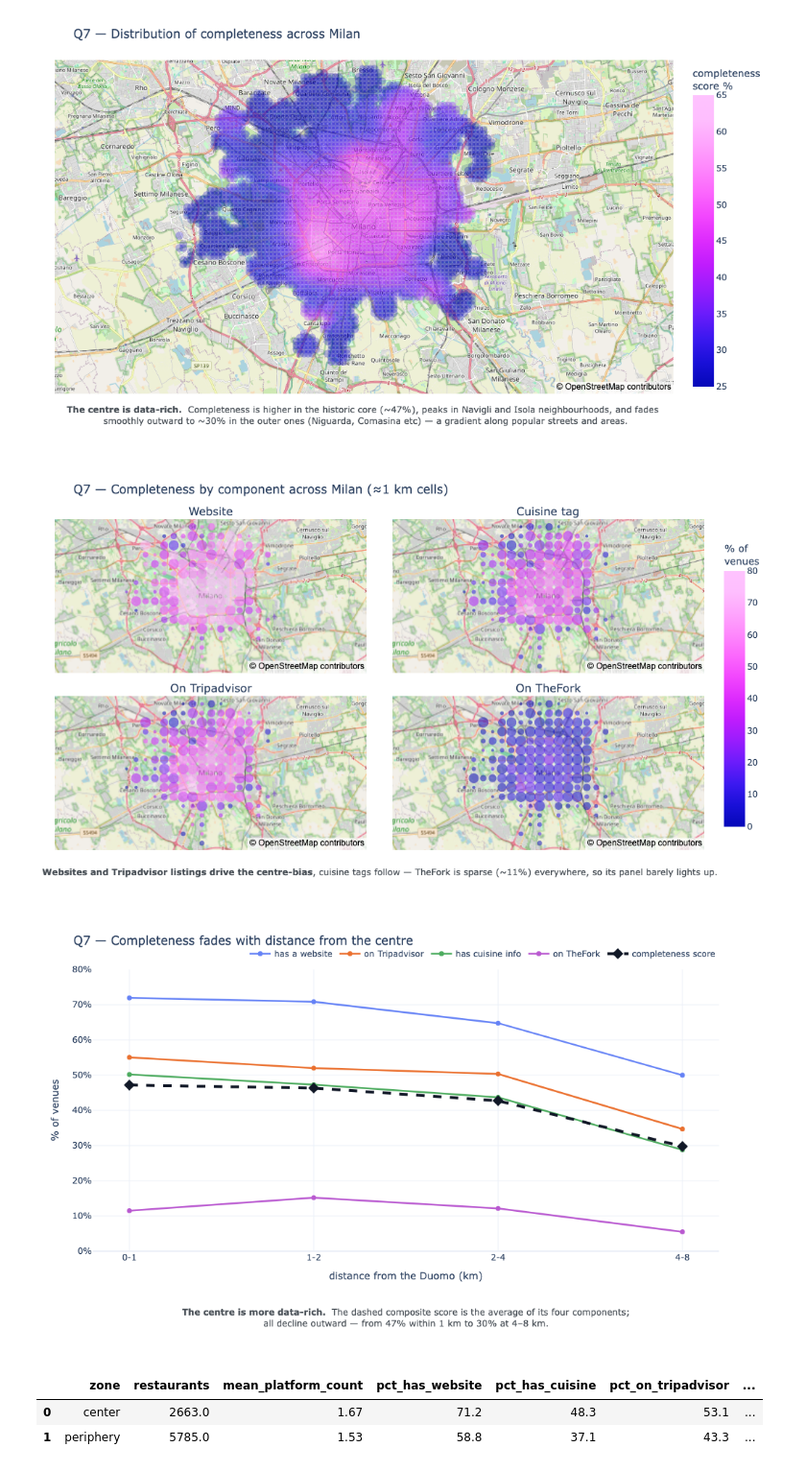
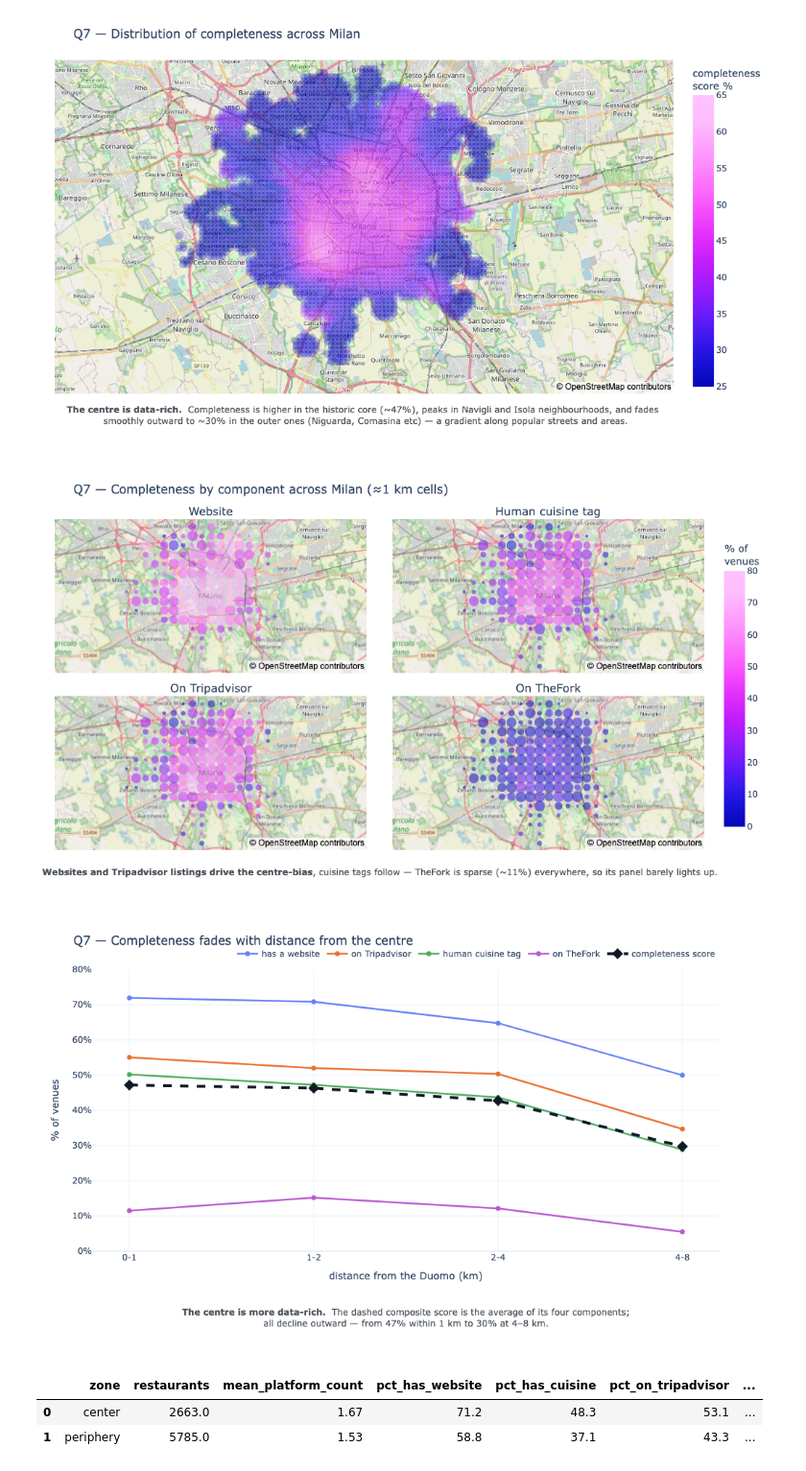
Before and after one commit to Laimon99/data-management-project, a Jupyter notebook: notebooks/q07_location_completeness.ipynb, the cells around one changed output. Shown at 96% size. Saved outputs shown, nothing was run; the diff lists cells and outputs as text; code cells hidden in the pictures.

```diff
--- a/notebooks/q07_location_completeness.ipynb
+++ b/notebooks/q07_location_completeness.ipynb
@@ -35,6 +35,9 @@ geo = geo[(geo["latitude"] != 0) & (geo["longitude"] != 0)].copy()
 # Boolean completeness signals (platform-provided; coordinates are NOT used as a signal —
 # we enriched Tripadvisor's, so they would measure our pipeline, not the platform).
 geo["has_website"] = (geo["website"].str.len() > 0).astype(int)
+# has_cuisine uses raw primary_cuisine (TA/TF) on purpose - it measures whether a human
+# review platform tagged a cuisine. The canonical cuisine_primary (Q8) is ~93% Google-
+# derived and saturated everywhere, so it carries no center/periphery signal.
 geo["has_cuisine"] = (geo["primary_cuisine"].str.len() > 0).astype(int)
 geo["has_tripadvisor"] = geo["has_tripadvisor"].astype(int)
 geo["has_thefork"] = geo["has_thefork"].astype(int)
@@ -49,7 +52,7 @@ geo["ring"] = pd.cut(geo["km"], [0, 1, 2, 4, 8], labels=["0-1", "1-2", "2-4", "4
 # present, 1 = all four present.
 COMPLETENESS_COMPONENTS = {
     "Website": "has_website",
-    "Cuisine tag": "has_cuisine",
+    "Human cuisine tag": "has_cuisine",
     "On Tripadvisor": "has_tripadvisor",
     "On TheFork": "has_thefork",
 }
@@ -139,7 +142,7 @@ figG.add_annotation(xref="paper", yref="paper", x=0.5, y=-0.045, xanchor="center
           f"TheFork is sparse (~{_tf:.0f}%) everywhere, so its panel barely lights up."))
 figG.show()
 # %% [output]
-[figure, old version]
+[figure, new version]
 # %%
 # Completeness fades SMOOTHLY with distance from the Duomo — a gradient, not a hard cut. The
 # bold black DASHED line is the composite completeness score (the report's metric); the solid
@@ -148,36 +151,36 @@ figG.show()
 _g = geo.dropna(subset=["ring"]).groupby("ring", observed=True)
 grad = pd.DataFrame({
     "has a website": 100 * _g["has_website"].mean(),
     "on Tripadvisor": 100 * _g["has_tripadvisor"].mean(),
-    "has cuisine info": 100 * _g["has_cuisine"].mean(),
+    "human cuisine tag": 100 * _g["has_cuisine"].mean(),
     "on TheFork": 100 * _g["has_thefork"].mean(),
 })
 comp = 100 * _g["completeness"].mean()
 rings = list(grad.index)
 _sigcol = {"has a website": "#4C6EF5", "on Tripadvisor": "#E8590C",
-           "has cuisine info": "#2F9E44", "on TheFork": "#AE3EC9"}
+           "human cuisine tag": "#2F9E44", "on TheFork": "#AE3EC9"}
 fig = go.Figure()
 for _sig, _col in _sigcol.items():
     fig.add_trace(go.Scatter(x=rings, y=grad[_sig], name=_sig, mode="lines+markers",
         line=dict(color=_col, width=2.5), marker=dict(size=7), opacity=0.85))
 fig.add_trace(go.Scatter(x=rings, y=comp.values, name="completeness score", mode="lines+markers",
     line=dict(color="#111827", width=4, dash="dash"),
     marker=dict(symbol="diamond", size=12, color="#111827")))
 fig.update_layout(template="plotly_white", height=670, margin=dict(b=150, t=70),
     title="Q7 — Completeness fades with distance from the centre",
     xaxis=dict(title="distance from the Duomo (km)"),
     yaxis=dict(title="% of venues", range=[0, 80], ticksuffix="%"),
     legend=dict(orientation="h", yanchor="bottom", y=1.02, xanchor="right", x=1))
 # --- storytelling caption, centred UNDER the chart ---
 fig.add_annotation(
     xref="paper", yref="paper", x=0.5, y=-0.19, xanchor="center", yanchor="top",
     align="center", showarrow=False, font=dict(size=12.5, color="#495057"),
     text=("<b>The centre is more data-rich.</b>  The dashed composite score is the average of its four "
           "components;<br>all decline outward — "
           f"from {comp.iloc[0]:.0f}% within 1 km to {comp.iloc[-1]:.0f}% at 4–8 km."))
 fig.show()
 # %% [output]
-[figure, old version]
+[figure, new version]
 # %%
 def completeness_summary(df):
     return pd.Series({
```
Also changed, not shown: parts of 2 cells of this notebook, 4 other files.
